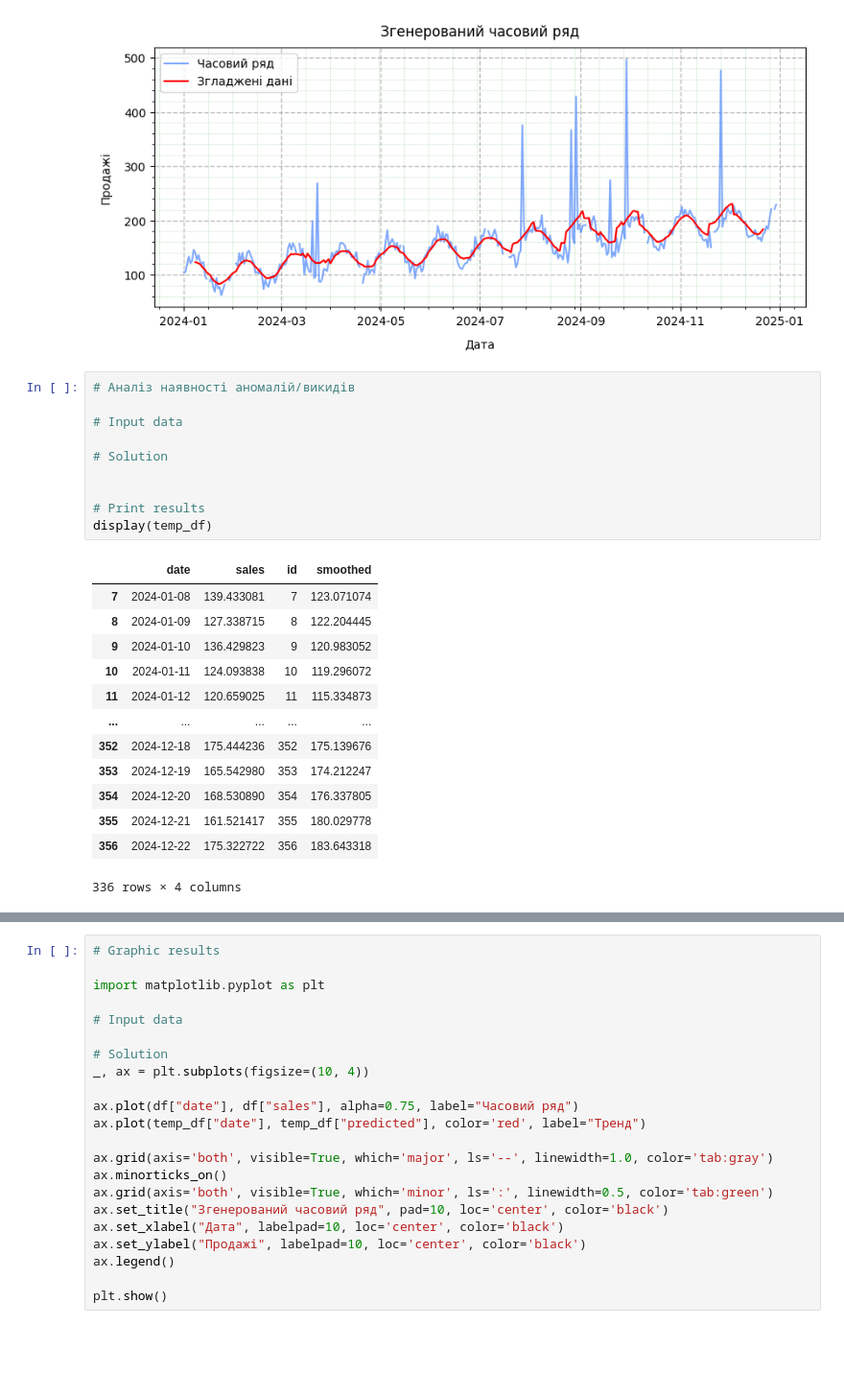
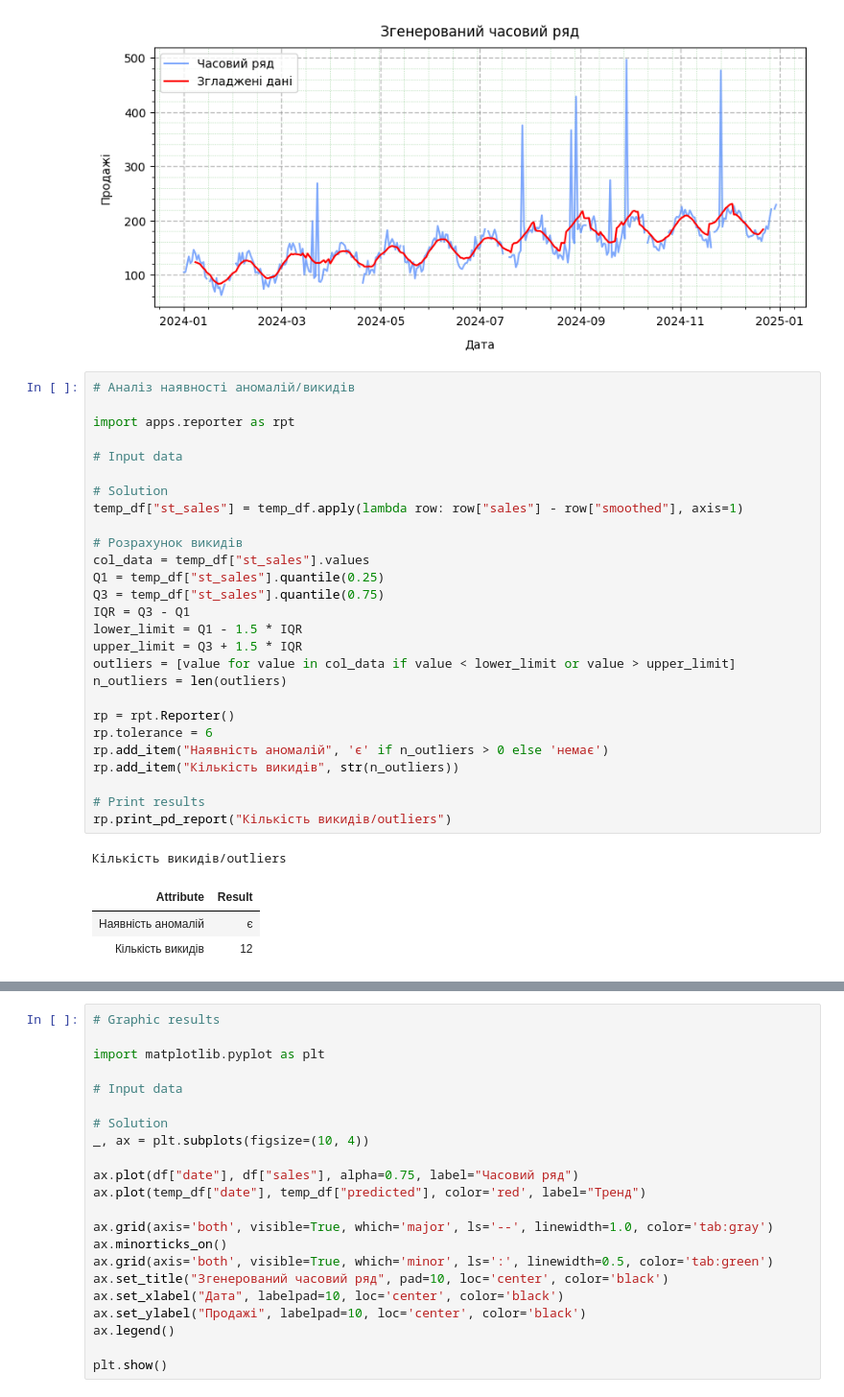
Before and after one commit to BogdanPinchuk/DataScience-PBY_HW15, a Jupyter notebook: Bohdan_Pinchuk_DS_HW15.ipynb, the cells around one changed output, grey strips where cells are left out. Shown at 96% size. Cells and saved outputs as stored; diff of their text form; blank space fills up the shorter version.

Commit message:
[Homework15] - added calculation of the outliers

```diff
--- a/Bohdan_Pinchuk_DS_HW15.ipynb
+++ b/Bohdan_Pinchuk_DS_HW15.ipynb
@@ -299,27 +301,35 @@ ax.legend()
 plt.show()
 # %% [output]
 [figure]
-# %%
-# Аналіз наявності аномалій/викидів
-
-# Input data
-
-# Solution
-
-
-# Print results
-display(temp_df)
-# %% [output]
-|  | date | sales | id | smoothed |
-| 7 | 2024-01-08 | 139.433081 | 7 | 123.071074 |
-| 8 | 2024-01-09 | 127.338715 | 8 | 122.204445 |
-| 9 | 2024-01-10 | 136.429823 | 9 | 120.983052 |
-| 10 | 2024-01-11 | 124.093838 | 10 | 119.296072 |
-| 11 | 2024-01-12 | 120.659025 | 11 | 115.334873 |
-| ... | ... | ... | ... | ... |
-| 352 | 2024-12-18 | 175.444236 | 352 | 175.139676 |
-| 353 | 2024-12-19 | 165.542980 | 353 | 174.212247 |
-| 354 | 2024-12-20 | 168.530890 | 354 | 176.337805 |
-| 355 | 2024-12-21 | 161.521417 | 355 | 180.029778 |
-| 356 | 2024-12-22 | 175.322722 | 356 | 183.643318 |
-336 rows × 4 columns
+# %%
+# Аналіз наявності аномалій/викидів
+
+import apps.reporter as rpt
+
+# Input data
+
+# Solution
+temp_df["st_sales"] = temp_df.apply(lambda row: row["sales"] - row["smoothed"], axis=1)
+
+# Розрахунок викидів
+col_data = temp_df["st_sales"].values
+Q1 = temp_df["st_sales"].quantile(0.25)
+Q3 = temp_df["st_sales"].quantile(0.75)
+IQR = Q3 - Q1
+lower_limit = Q1 - 1.5 * IQR
+upper_limit = Q3 + 1.5 * IQR
+outliers = [value for value in col_data if value < lower_limit or value > upper_limit]
+n_outliers = len(outliers)
+
+rp = rpt.Reporter()
+rp.tolerance = 6
+rp.add_item("Наявність аномалій", 'є' if n_outliers > 0 else 'немає')
+rp.add_item("Кількість викидів", str(n_outliers))
+
+# Print results
+rp.print_pd_report("Кількість викидів/outliers")
+# %% [output]
+Кількість викидів/outliers
+| Attribute | Result |
+| Наявність аномалій | є |
+| Кількість викидів | 12 |
```
Also changed, not shown: parts of 4 cells of this notebook.
